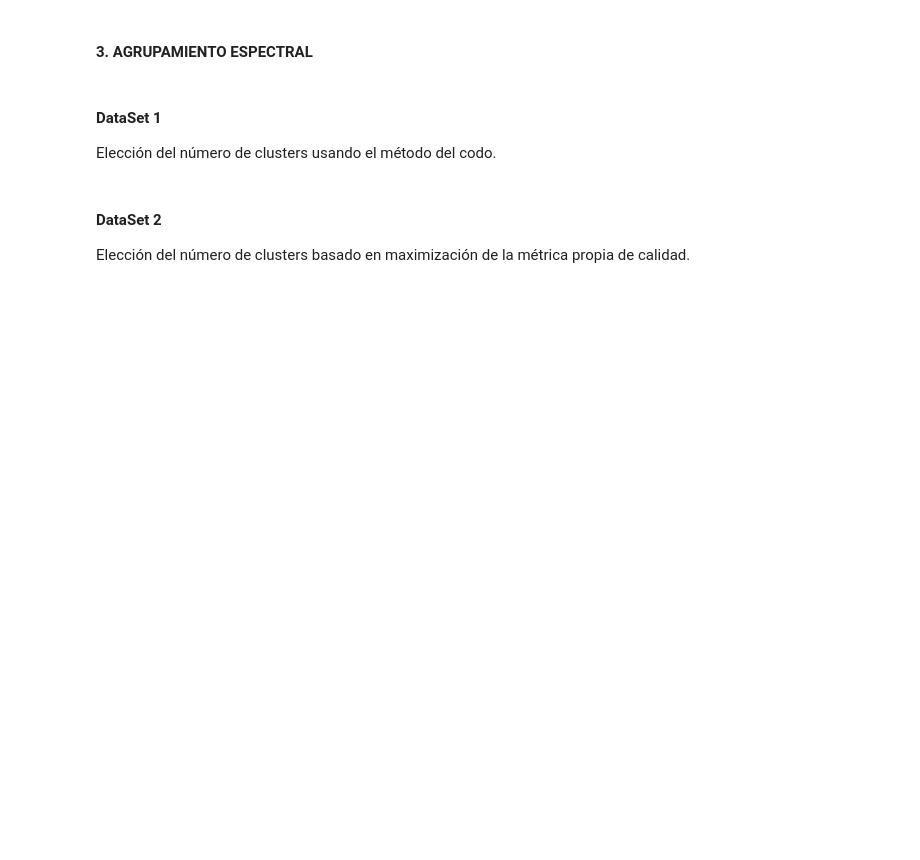
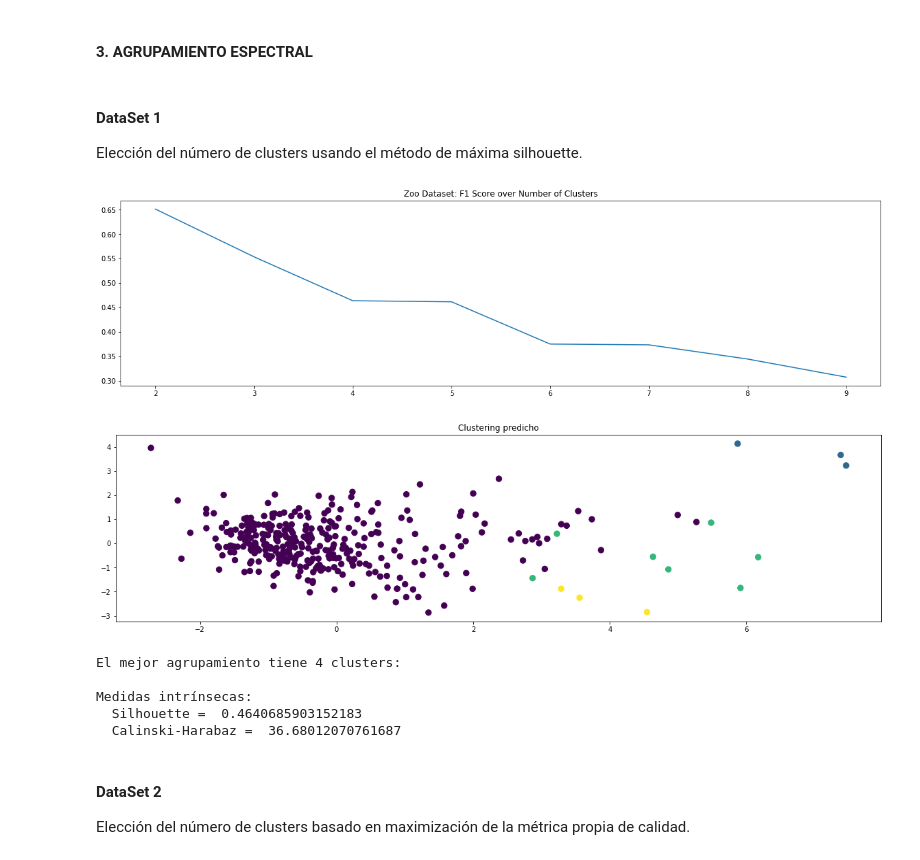
Before and after one commit to alvaronavarroguz/06MAIR-Aprendizaje-No-Supervisado, a Jupyter notebook: Trabajo_Final/Trabajo_Final.ipynb, the cells around one changed output. Drawn from its saved outputs; the diff is of its cells as text; code cells hidden in the pictures; blank space fills up the shorter version.

```diff
--- a/Trabajo_Final/Trabajo_Final.ipynb
+++ b/Trabajo_Final/Trabajo_Final.ipynb
@@ -511,7 +532,7 @@ ds_2_eval_jerar=medida_f1(mC)
 # %% [markdown]
 #### DataSet 1
 
-Elección del número de clusters usando el método del codo.
+Elección del número de clusters usando el método de máxima silhouette.
 # %%
 from sklearn.cluster import SpectralClustering
 
@@ -520,34 +541,42 @@ np.random.seed(6)
 
 # Explorar la bondad del agrupamiento en función al número de clusters
 MIN_CLUSTERS = 2
 MAX_CLUSTERS = 10
 
 scores = []
 for n_clusters in range(MIN_CLUSTERS,MAX_CLUSTERS):
     clf = SpectralClustering(n_clusters=n_clusters)
     y_pred = clf.fit_predict(X_liver)
     scores.append( silhouette_score(X_liver, y_pred) )
 
 plt.figure(figsize=(20,5))
 plt.plot(list(range(MIN_CLUSTERS,MAX_CLUSTERS)), scores )
 plt.title("Zoo Dataset: F1 Score over Number of Clusters")
 plt.show()
 
 # Aplicar el mejor resultado
-best_n_clusters = 6
+best_n_clusters = 2
 y_pred = SpectralClustering(n_clusters=MIN_CLUSTERS + best_n_clusters).fit_predict(X_liver)
 
 # Mostrar resultados
 fig = plt.figure(figsize=(20,5))
 plt.title('Clustering predicho')
 plt.scatter(PCs_liver[:,0], PCs_liver[:,1], c=y_pred, s=70)
 plt.show()
 
 print("El mejor agrupamiento tiene {} clusters:".format(MIN_CLUSTERS + best_n_clusters))
 
 score = silhouette_score(X_liver, y_pred)
 imprimir_evaluacion_intrinseca(score, X_liver, y_pred)
 ds_1_eval_spect=score
+# %% [output]
+[figure, added]
+[figure, added]
+El mejor agrupamiento tiene 4 clusters:
+
+Medidas intrínsecas:
+  Silhouette =  0.4640685903152183
+  Calinski-Harabaz =  36.68012070761687
 # %% [markdown]
 #### DataSet 2
 
```
Also changed, not shown: parts of 18 cells of this notebook.
